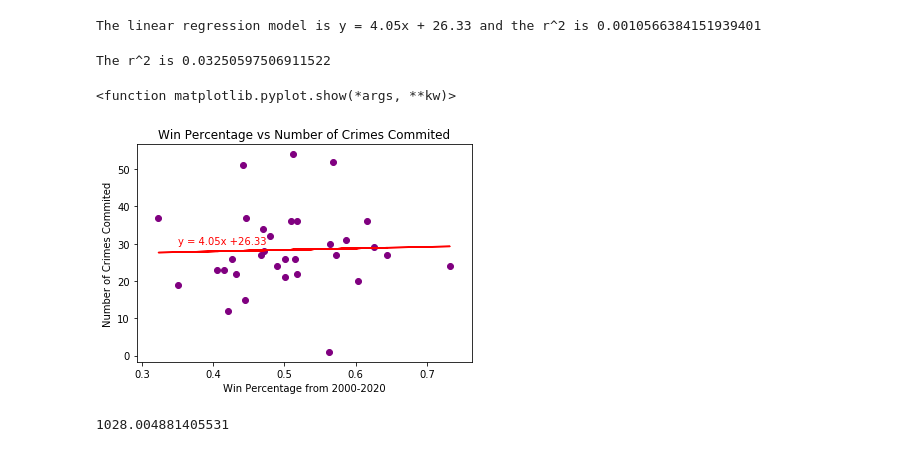
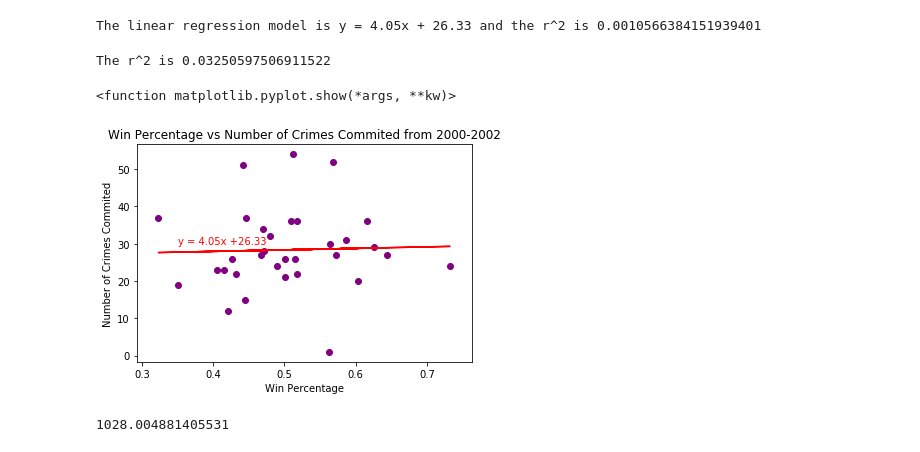
Before and after one commit to alecslaney/project2, a Jupyter notebook: Team Wins Csv and Scatter n stuff/Scatter and Banana.ipynb, the cells around one changed output. Drawn from its saved outputs; the diff is of its cells as text; code cells hidden in the pictures.

```diff
--- a/Team Wins Csv and Scatter n stuff/Scatter and Banana.ipynb
+++ b/Team Wins Csv and Scatter n stuff/Scatter and Banana.ipynb
@@ -156,10 +156,10 @@ def regression(df, title_name, y_label, x_label, xy):
 # %%
-regression(merged_data, 'Win Percentage vs Number of Crimes Commited', 'Number of Crimes Commited', 'Win Percentage from 2000-2020', (.35,30))
+regression(merged_data, 'Win Percentage vs Number of Crimes Commited from 2000-2002', 'Number of Crimes Commited', 'Win Percentage', (.35,30))
 plt.show
 # %% [output]
 The r^2 is 0.03250597506911522
 <function matplotlib.pyplot.show(*args, **kw)>
-[figure, old version]
+[figure, new version]
 # %%
 critical_value = st.chi2.ppf(q = 0.95, df = 955)
 critical_value
```
Also changed, not shown: parts of 1 cell of this notebook, 14 other files.
